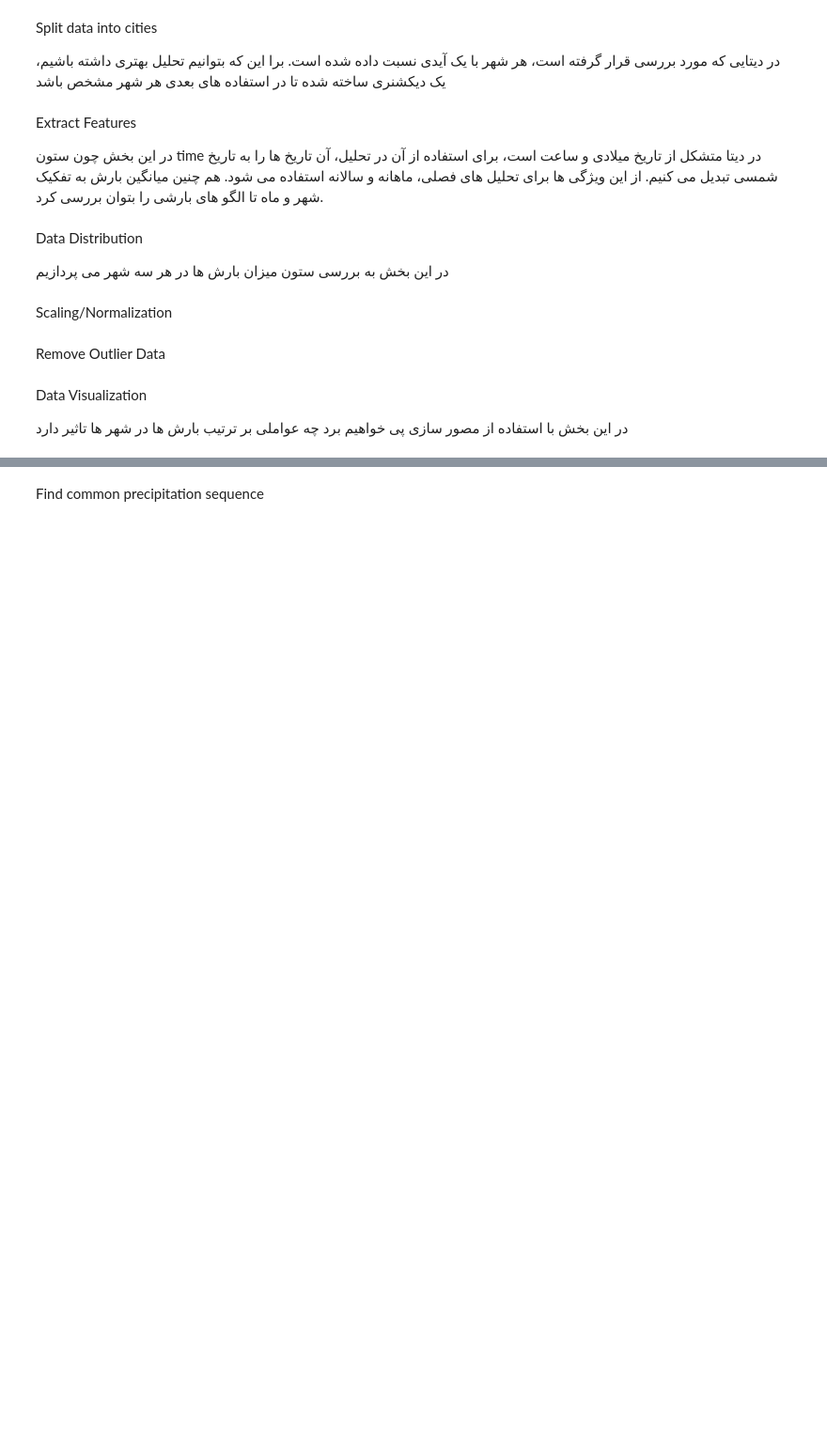
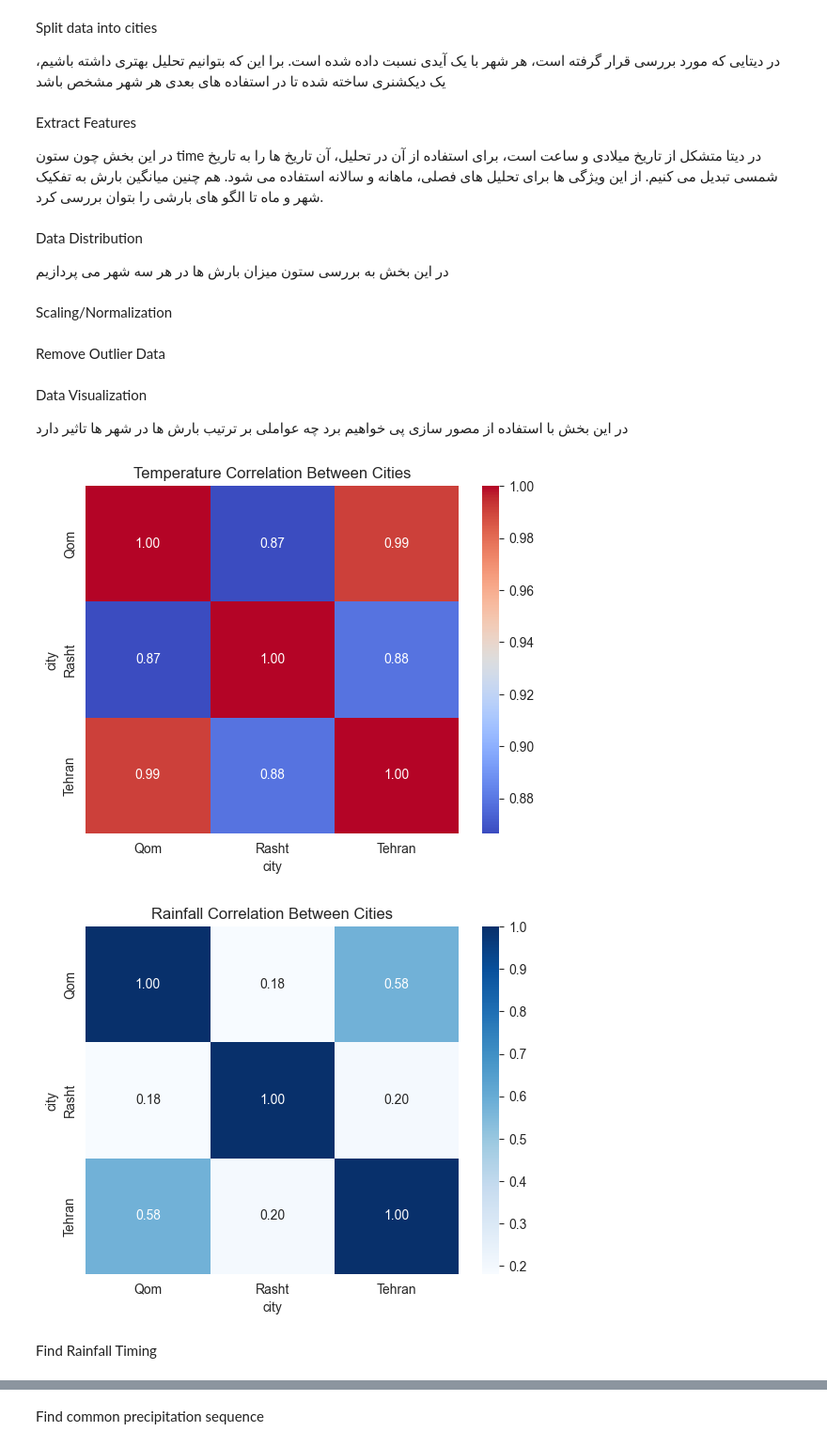
Before and after one commit to mohamad-hk/multi-city-weather-analyzer, a Jupyter notebook: sample.ipynb, the cells around one changed output, grey strips where cells are left out. Shown at 94% size. Drawn from its saved outputs; the diff is of its cells as text; code cells hidden in the pictures; blank space fills up the shorter version.

Commit message:
Calculate Rainfall delay timing

```diff
--- a/sample.ipynb
+++ b/sample.ipynb
@@ -338,3 +337,19 @@ for city in cities:
     index += 1
 
 plt.show()
+# %%
+temp = main_df.pivot_table(index="time", columns="city", values="temperature_2m_max (°C)")
+rain = main_df.pivot_table(index="time", columns="city", values="precipitation_sum (mm)")
+#ارتباط (همبستگی) دما بین همه‌ شهرها بالا است، مخصوصاً تهران و قم
+sns.heatmap(temp.corr(), annot=True, cmap="coolwarm", fmt=".2f")
+plt.title("Temperature Correlation Between Cities")
+plt.show()
+#قم  بارش فقط بین تهران و قم ارتباط نسبتا قوی ای دارد.
+sns.heatmap(rain.corr(), annot=True, cmap="Blues", fmt=".2f")
+plt.title("Rainfall Correlation Between Cities")
+plt.show()
+# %% [output]
+[figure, added]
+[figure, added]
+# %% [markdown]
+Find Rainfall Timing
```
Also changed, not shown: parts of 2 cells of this notebook, 2 other files.
